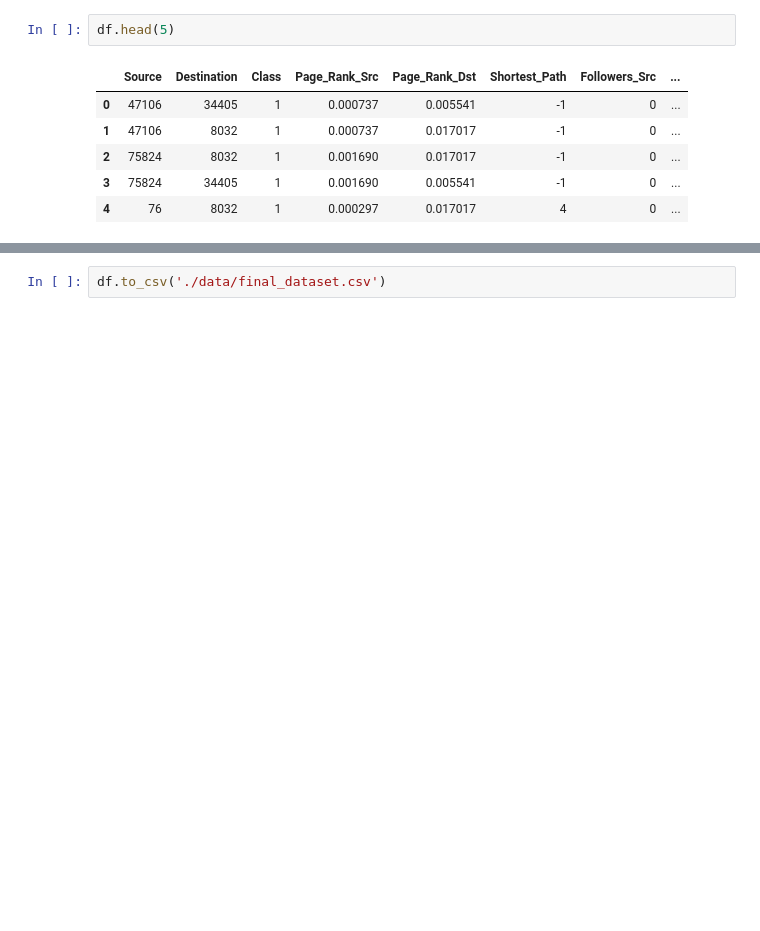
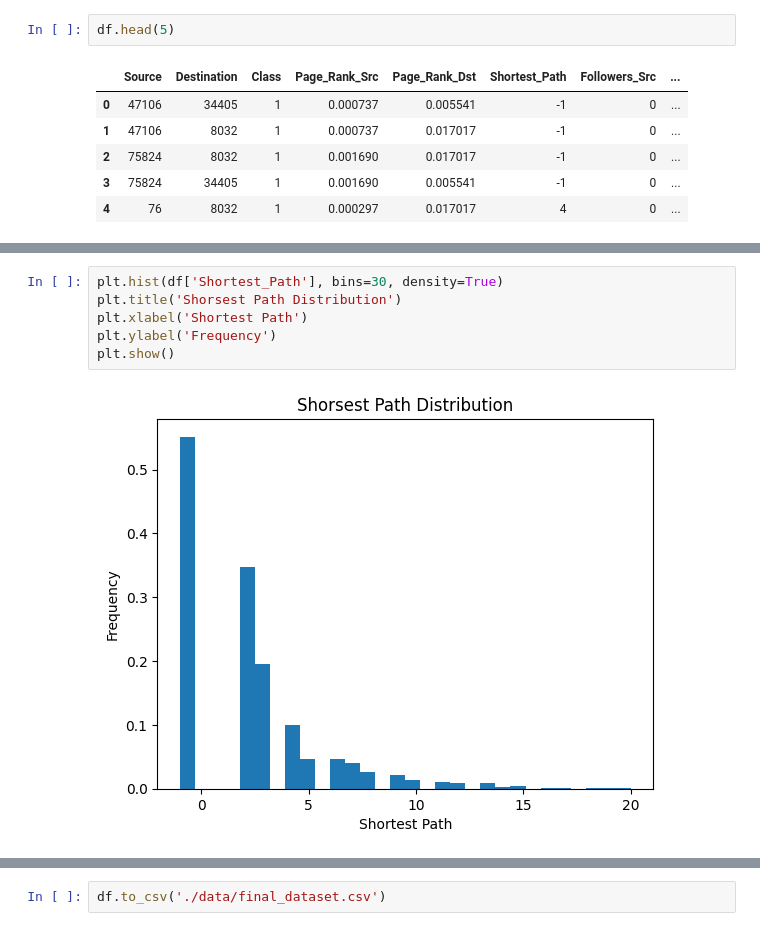
Before and after one commit to AnnXnyZ/18755Project, a Jupyter notebook: feature_extraction.ipynb, the cells around one changed output, grey strips where cells are left out. Saved outputs shown, nothing was run; the diff lists cells and outputs as text; blank space fills up the shorter version.

```diff
--- a/feature_extraction.ipynb
+++ b/feature_extraction.ipynb
@@ -80,0 +129,8 @@ df.head(5)
+# %%
+plt.hist(df['Shortest_Path'], bins=30, density=True)
+plt.title('Shorsest Path Distribution')
+plt.xlabel('Shortest Path')
+plt.ylabel('Frequency')
+plt.show()
+# %% [output]
+[figure, added]
```
Also changed, not shown: parts of 13 cells of this notebook, 2 other files.
